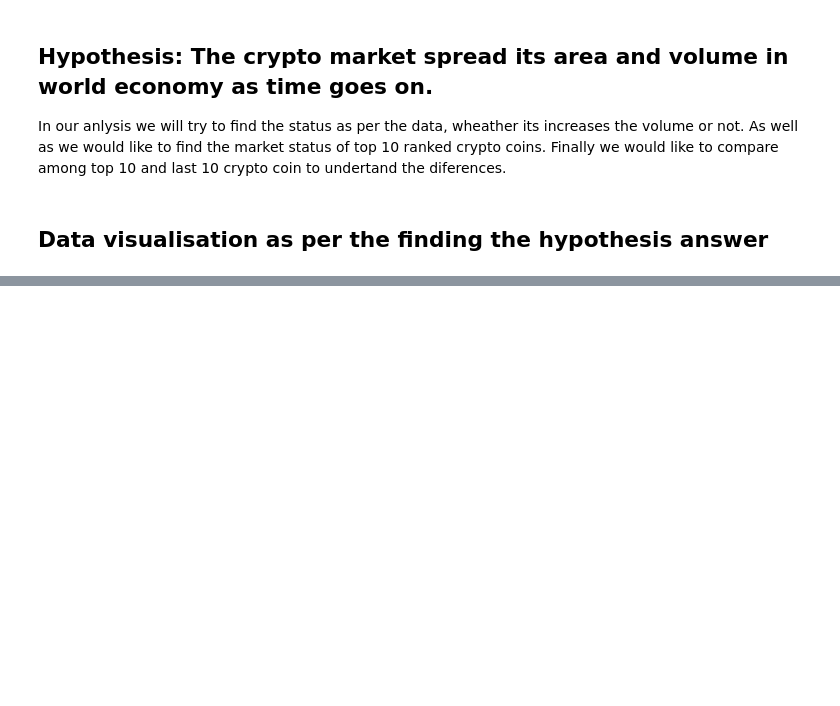
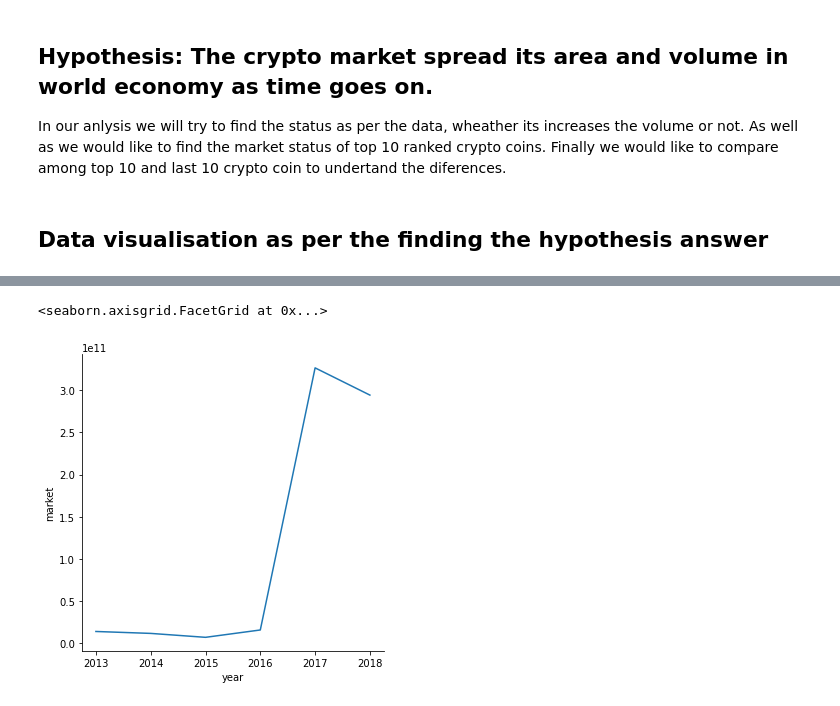
Before and after one commit to anupghosh-git/crypto-markets-data-analysis, a Jupyter notebook: Crypto-markets-data-analysis.ipynb, the cells around one changed output, grey strips where cells are left out. Cells and saved outputs as stored; diff of their text form; code cells hidden in the pictures; blank space fills up the shorter version.

```diff
--- a/Crypto-markets-data-analysis.ipynb
+++ b/Crypto-markets-data-analysis.ipynb
@@ -236,4 +237,4 @@ df_date_year
 # %%
 df_yearly_breakdown = df_date_year.groupby(by=['year'])
 # %%
-df_yearly_breakdown.max()
+df_yearly_breakdown_max = df_yearly_breakdown.max()
@@ -339,0 +330,5 @@ In our anlysis we will try to find the status as per the data, wheather its incr
+# %%
+sns.relplot(data = df_yearly_breakdown_max, x= 'year', y= 'market', kind = 'line')
+# %% [output]
+<seaborn.axisgrid.FacetGrid at 0x...>
+[figure, added]
```
Also changed, not shown: parts of 6 cells of this notebook.
